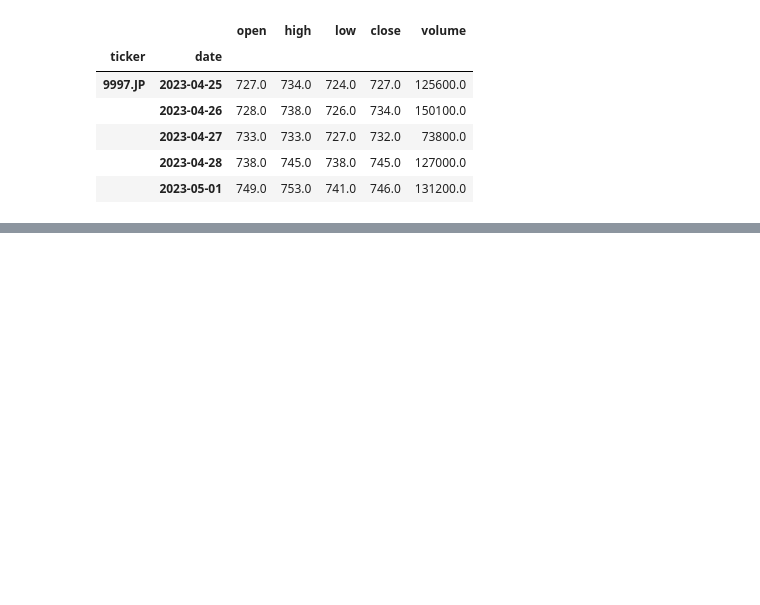
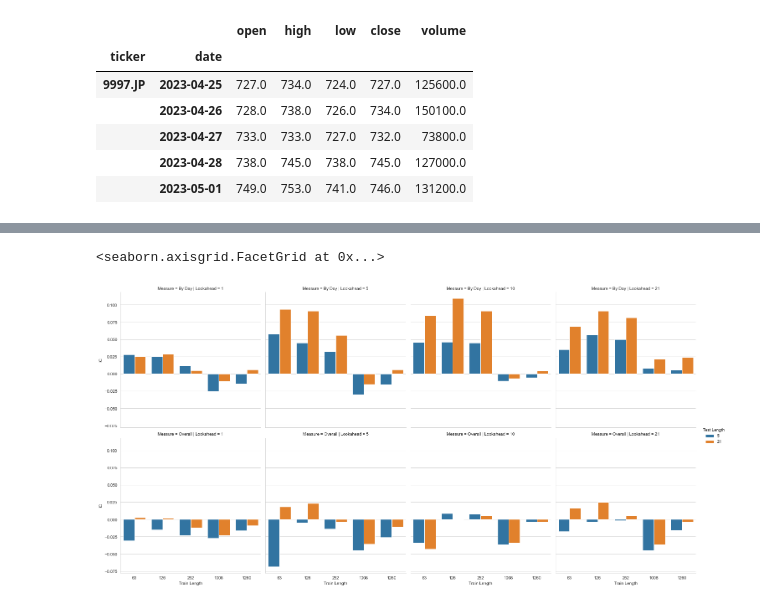
Before and after one commit to OliverJoo/quant_modeling, a Jupyter notebook: MDLing/RF_ReturnSignals.ipynb, the cells around one changed output, grey strips where cells are left out. Saved outputs shown, nothing was run; the diff lists cells and outputs as text; code cells hidden in the pictures; blank space fills up the shorter version.

```diff
--- a/MDLing/RF_ReturnSignals.ipynb
+++ b/MDLing/RF_ReturnSignals.ipynb
@@ -92,0 +171,6 @@ Index(['7131.JP', '4413.JP', '9252.JP', '4412.JP', '9253.JP', '9251.JP',
+# %%
+lookaheads = [1, 5, 10, 21]
+
+lr = LinearRegression()
+labels = sorted(cv_data.filter(like='fwd').columns)
+features = cv_data.columns.difference(labels).tolist()
@@ -92,0 +199,30 @@ Index(['7131.JP', '4413.JP', '9252.JP', '4412.JP', '9253.JP', '9251.JP',
+# %%
+# CV Parameters
+train_lengths = [5 * YEAR, 4 * YEAR, YEAR, 126, 63]
+test_lengths = [5, 21]
+
+test_params = list(product(lookaheads, train_lengths, test_lengths))
+
+lr_metrics = []
+for lookahead, train_lengths, test_lengths in tqdm(test_params):
+    label = f'fwd_ret_{lookahead:02}'
+    df = cv_data.loc[:, features + [label]].dropna()
+    X, y = df.drop(label, axis=1), df[label]
+
+    n_splits = int(2 * YEAR / test_lengths)
+    cv = MultipleTimeSeriesCV(n_splits=n_splits, test_period_length=test_lengths, lookahead=lookahead
+                              , train_period_length=train_lengths)
+    ic, preds = [], []
+    for i, (train_idx, test_idx) in enumerate(cv.split(X=X)):
+        X_train, y_train = X.iloc[train_idx], y.iloc[train_idx]
+        X_test, y_test = X.iloc[test_idx], y.iloc[test_idx]
+        lr.fit(X_train, y_train)
+        y_pred = lr.predict(X_test)
+        preds.append(y_test.to_frame('y_true').assign(y_pred=y_pred))
+        ic.append(spearmanr(y_test, y_pred)[0])
+    preds = pd.concat(preds)
+    lr_metrics.append([lookahead, train_lengths, test_lengths, np.mean(ic), spearmanr(preds.y_true, preds.y_pred)[0]])
+
+columns = ['lookahead', 'train_length', 'test_length', 'ic_by_day', 'ic']
+lr_metrics = pd.DataFrame(lr_metrics, columns=columns)
+lr_metrics.info()
@@ -92,0 +242,6 @@ Index(['7131.JP', '4413.JP', '9252.JP', '4412.JP', '9253.JP', '9251.JP',
+# %%
+lr_metrics_long = pd.concat([(lr_metrics.drop('ic', axis=1).rename(columns={'ic_by_day': 'ic'})
+                              .assign(Measured='By Day')), lr_metrics.drop('ic_by_day', axis=1)
+                            .assign(Measured='Overall')])
+lr_metrics_long.columns = ['Lookahead', 'Train Length', 'Test Length', 'IC', 'Measure']
+lr_metrics_long.info()
@@ -92,0 +261,6 @@ Index(['7131.JP', '4413.JP', '9252.JP', '4412.JP', '9253.JP', '9251.JP',
+# %%
+sns.catplot(x='Train Length', y='IC', hue='Test Length', col='Lookahead', row='Measure', data=lr_metrics_long,
+            kind='bar')
+# %% [output]
+<seaborn.axisgrid.FacetGrid at 0x...>
+[figure, added]
```
Also changed, not shown: parts of 18 cells of this notebook, 1 other file.
